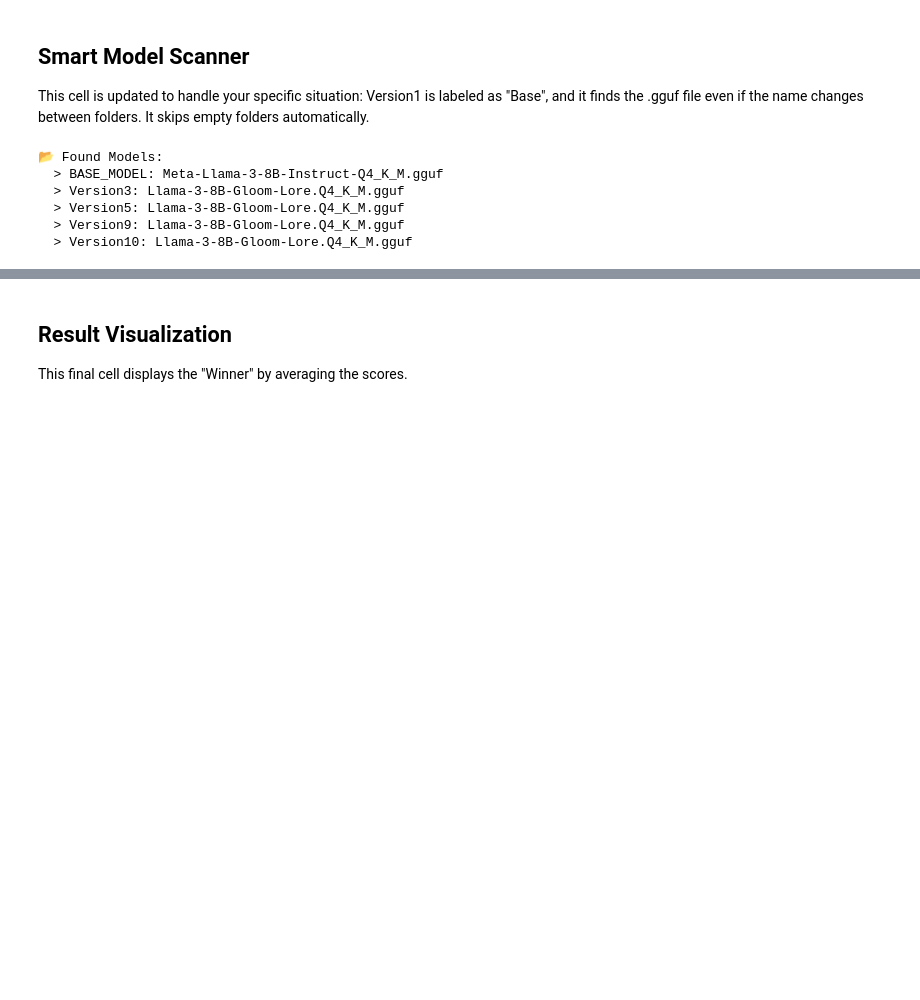
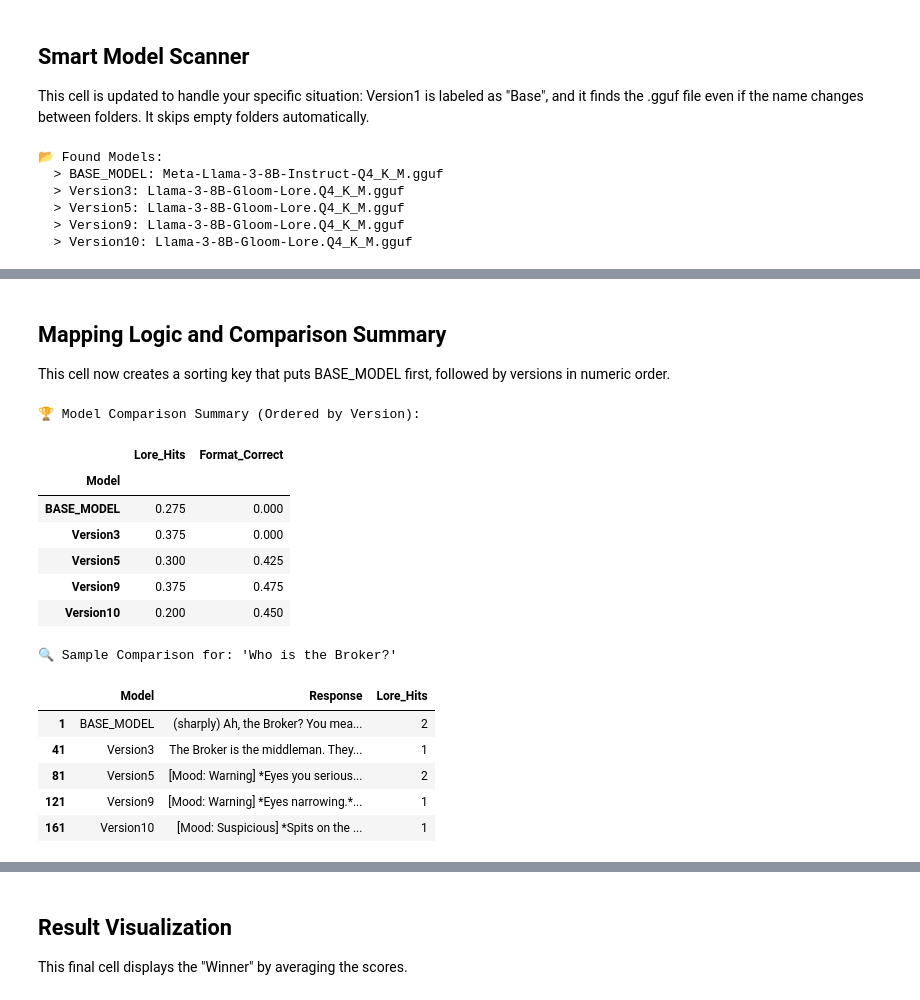
Before and after one commit to TheGirzy/DeepDiveV2AI, a Jupyter notebook: validate.ipynb, the cells around one changed output, grey strips where cells are left out. Drawn from its saved outputs; the diff is of its cells as text; code cells hidden in the pictures; blank space fills up the shorter version.

```diff
--- a/validate.ipynb
+++ b/validate.ipynb
@@ -151,0 +161,67 @@ Ready.
+# %% [markdown]
+## Mapping Logic and Comparison Summary
+This cell now creates a sorting key that puts BASE_MODEL first, followed by versions in numeric order.
+# %%
+import pandas as pd
+import re
+from IPython.display import display
+
+# Function to handle Natural Sorting (Base first, then Version 1, 2, 10...)
+def get_natural_sort_key(model_name):
+    if model_name == "BASE_MODEL":
+        return (0, 0)
+    # Extract numbers from strings like "Version10"
+    parts = re.findall(r'\d+', model_name)
+    num = int(parts[0]) if parts else 999
+    return (1, num)
+
+# 1. Create the DataFrame from the raw results list
+df = pd.DataFrame(results_list)
+
+# 2. MAPPING LOGIC
+if "Noun_Hits" in df.columns:
+    df["Lore_Hits"] = df["Noun_Hits"]
+else:
+    df["Lore_Hits"] = 0
+
+if "Mood_Score" in df.columns:
+    df["Format_Correct"] = df["Mood_Score"].apply(lambda x: 1 if x == 1 else 0)
+else:
+    df["Format_Correct"] = 0
+
+# 3. Calculate average hits per model
+summary = df.groupby("Model").agg({
+    "Lore_Hits": "mean",
+    "Format_Correct": "mean"
+})
+
+# 4. APPLY NATURAL SORT
+sorted_indices = sorted(summary.index, key=get_natural_sort_key)
+summary = summary.reindex(sorted_indices)
+
+# 5. Display results
+print("🏆 Model Comparison Summary (Ordered by Version):")
+display(summary)
+
+# Display a specific comparison
+print("\n🔍 Sample Comparison for: 'Who is the Broker?'")
+# Sort the display view naturally as well
+sample_df = df[df['Question'] == "Who is the Broker?"].copy()
+sample_df['sort_key'] = sample_df['Model'].apply(get_natural_sort_key)
+display(sample_df.sort_values('sort_key')[['Model', 'Response', 'Lore_Hits']])
+# %% [output]
+🏆 Model Comparison Summary (Ordered by Version):
+|  | Lore_Hits | Format_Correct |
+| Model |  |  |
+| BASE_MODEL | 0.275 | 0.000 |
+| Version3 | 0.375 | 0.000 |
+| Version5 | 0.300 | 0.425 |
+| Version9 | 0.375 | 0.475 |
+| Version10 | 0.200 | 0.450 |
+🔍 Sample Comparison for: 'Who is the Broker?'
+|  | Model | Response | Lore_Hits |
+| 1 | BASE_MODEL | (sharply) Ah, the Broker? You mea... | 2 |
+| 41 | Version3 | The Broker is the middleman. They... | 1 |
+| 81 | Version5 | [Mood: Warning] *Eyes you serious... | 2 |
+| 121 | Version9 | [Mood: Warning] *Eyes narrowing.*... | 1 |
+| 161 | Version10 | [Mood: Suspicious] *Spits on the ... | 1 |
```
Also changed, not shown: parts of 8 cells of this notebook.
